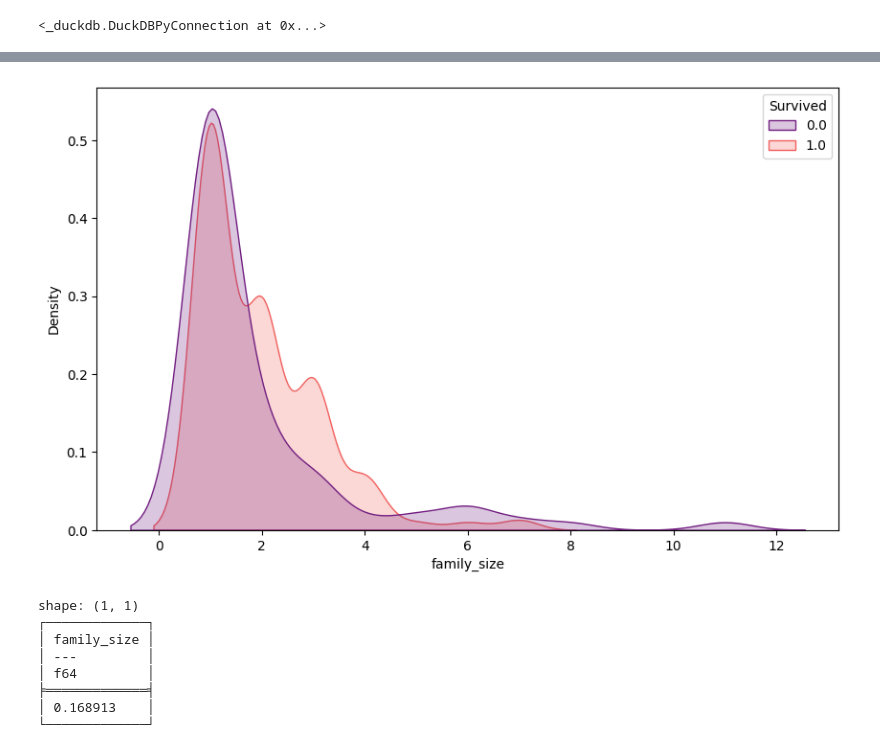
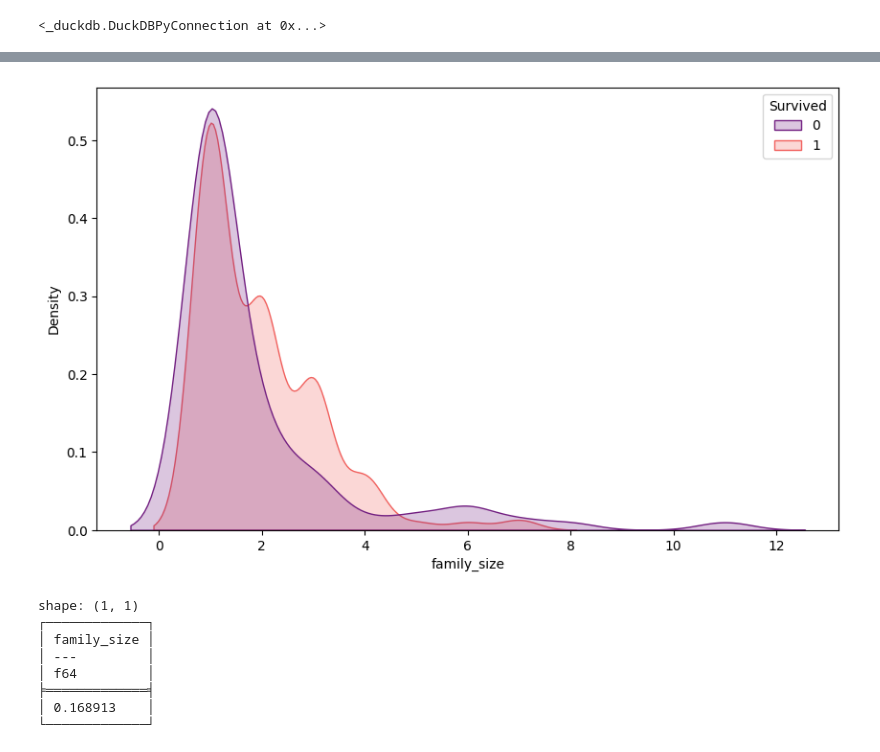
Before and after one commit to ROROROMP/kaggle, a Jupyter notebook: titanic/notebook.ipynb, the cells around one changed output, grey strips where cells are left out. Cells and saved outputs as stored; diff of their text form; code cells hidden in the pictures.

```diff
--- a/titanic/notebook.ipynb
+++ b/titanic/notebook.ipynb
@@ -375,10 +378,14 @@ shape: (1, 10)
 └───────────┴───────────┴───────────┴──────────┴────────────┴────────────┴────────────┴───────────┴──────────┴─────────────┘
 # %%
 # family_sizeほんとにあんまり相関ない？
+
 plt.figure(figsize=(10, 6))
-sns.kdeplot(data=full_data, x="family_size", hue="Survived", fill=True, common_norm=False, palette="magma")
+sns.kdeplot(
+    data=conn.sql(
+        "SELECT * FROM feat_full_data_tbl WHERE Survived IS NOT NULL").pl(),
+    x="family_size", hue="Survived", fill=True, common_norm=False, palette="magma")
 plt.show()
 # %% [output]
-[figure, old version]
+[figure, new version]
 # %%
 # やっぱ関係ありそうな気がするので、3グループに分ける
```
Also changed, not shown: parts of 25 cells of this notebook.
